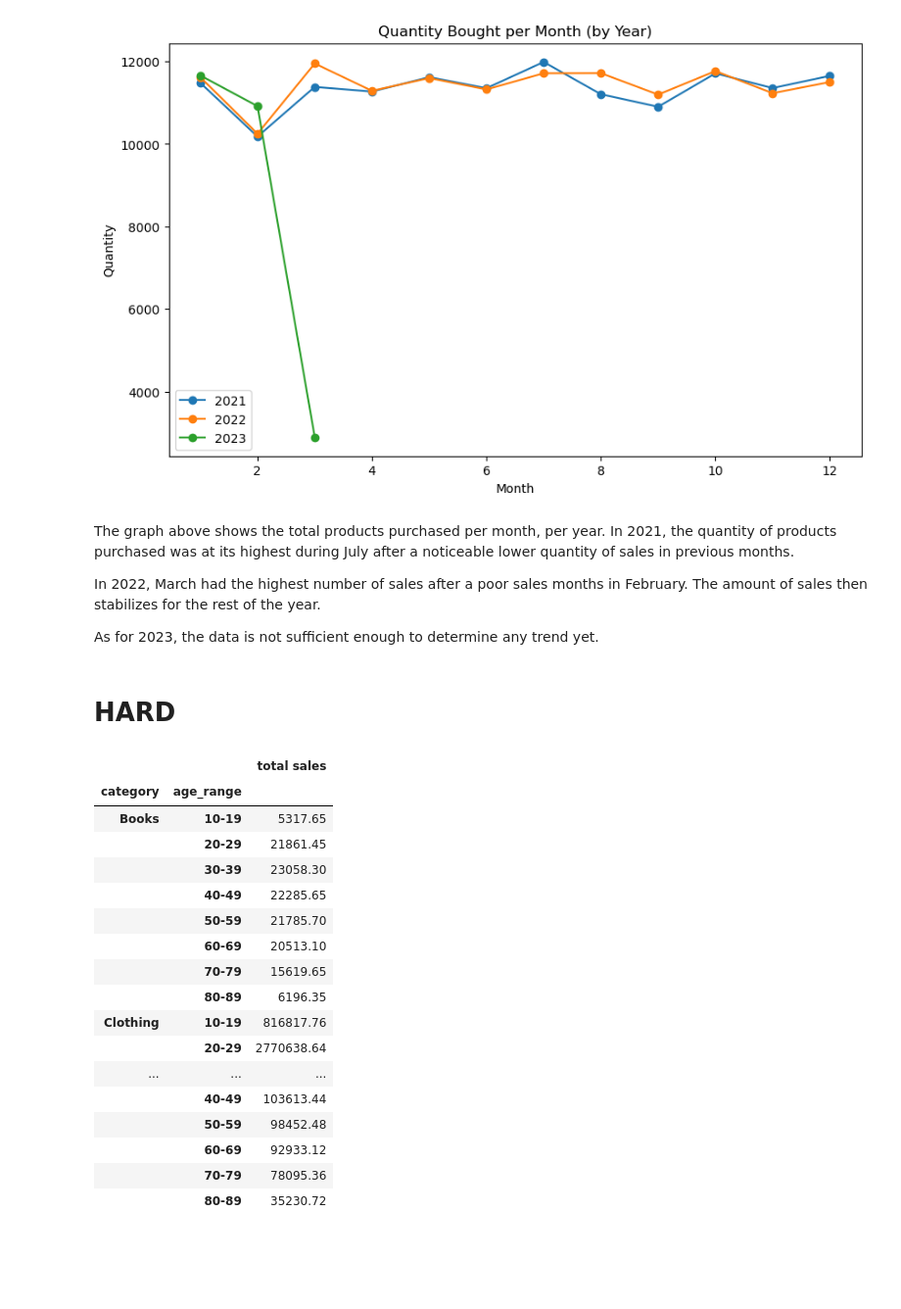
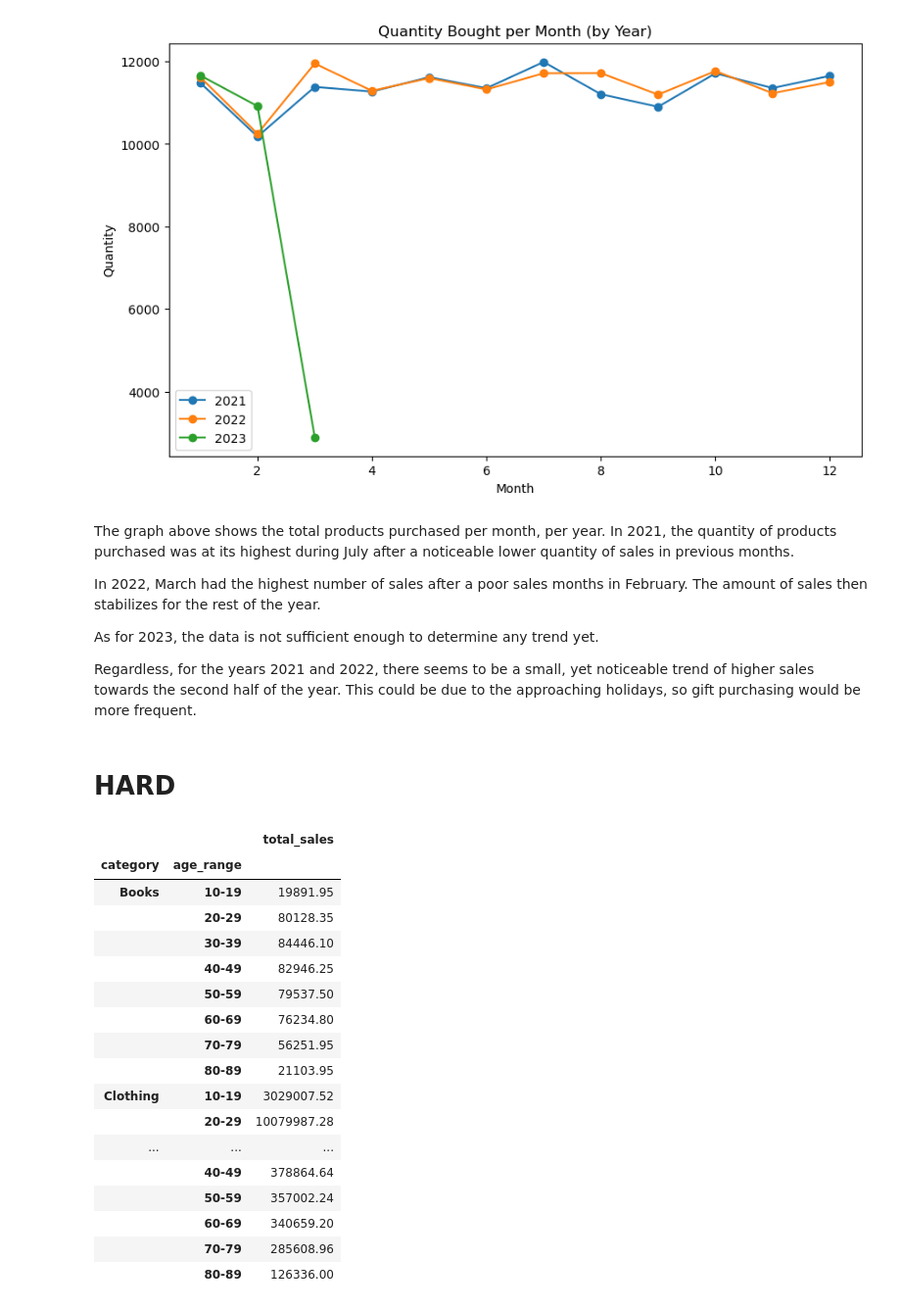
Before and after one commit to danielngo-obf/ITGMT-Homework, a Jupyter notebook: sales-data.ipynb, the cells around one changed output. Shown at 98% size. Drawn from its saved outputs; the diff is of its cells as text; code cells hidden in the pictures; blank space fills up the shorter version.

```diff
--- a/sales-data.ipynb
+++ b/sales-data.ipynb
@@ -101,7 +103,8 @@ jsondf.sort_values(['id'])
 | 5190 | NaN | Andrew | M | 10934 | Compton |
 5191 rows × 5 columns
 # %%
-df.groupby(['customer_id']).agg({'quantity':'sum','price':'sum'}).sort_values(['customer_id'])
+df['total_sales'] = df['quantity']*df['price']
+df.groupby(['customer_id']).agg({'total_sales':'sum'}).sort_values(['customer_id'])
 #group the invoice dataframe by combining similar customer IDs
 #sum their purchase quantities
 #sort by customer ID
@@ -194,52 +197,55 @@ The graph above shows the total products purchased per month, per year. In 2021,
 In 2022, March had the highest number of sales after a poor sales months in February. The amount of sales then stabilizes for the rest of the year.
 
 As for 2023, the data is not sufficient enough to determine any trend yet.
+
+Regardless, for the years 2021 and 2022, there seems to be a small, yet noticeable trend of higher sales towards the second half of the year. This could be due to the approaching holidays, so gift purchasing would be more frequent.
 # %% [markdown]
 # HARD
 # %%
 #1 - pivot table showing breakdown of sales across ff. dimensions:
 #in this order: category, decade age range (e.g., 10-19, 20-29, and so forth)
 
 import numpy as np
 
 df1 = pd.read_csv('fct_invoice.csv')
 df2 = pd.read_json(r"dim_customer.json")
 
-df1_clean = df1[['customer_id', 'category', 'quantity', 'price']].copy()
+df1['total_sales'] = df['price']*df['quantity']
+df1_clean = df1[['customer_id', 'total_sales', 'category']].copy()
 
 df1_clean['age'] = df1_clean['customer_id'].map(df2.set_index('id')['age'])
 
 df1_clean_sorted = df1_clean.sort_values(['category', 'age'])
 
 age_ranges = ['10-19', '20-29', '30-39', '40-49', '50-59', '60-69', '70-79', '80-89']
 
 df1_clean_sorted['age_range'] = pd.cut(df1_clean_sorted['age'], bins=[10, 20, 30, 40, 50, 60, 70, 80, 90], labels=age_ranges)
 
-df_grouped = df1_clean_sorted.groupby(['category', 'age_range']).agg({'quantity': 'sum', 'price': 'sum'}).reset_index()
+df_grouped = df1_clean_sorted.groupby(['category', 'age_range']).agg({'total_sales':'sum'}).reset_index()
 
-pivot = df_grouped.pivot_table(index=['category','age_range'], values=['price'], aggfunc='sum')
+pivot = df_grouped.pivot_table(index=['category','age_range'], values=['total_sales'], aggfunc='sum')
 
 pd.set_option('display.max_rows', None)
 
-pivot.rename(columns = {'price':'total sales'})
+pivot
 
 #made with the assistance of ChatGPT
 # %% [output]
-|  |  | total sales |
+|  |  | total_sales |
 | category | age_range |  |
-| Books | 10-19 | 5317.65 |
-|  | 20-29 | 21861.45 |
-|  | 30-39 | 23058.30 |
-|  | 40-49 | 22285.65 |
-|  | 50-59 | 21785.70 |
-|  | 60-69 | 20513.10 |
-|  | 70-79 | 15619.65 |
-|  | 80-89 | 6196.35 |
-| Clothing | 10-19 | 816817.76 |
-|  | 20-29 | 2770638.64 |
+| Books | 10-19 | 19891.95 |
+|  | 20-29 | 80128.35 |
+|  | 30-39 | 84446.10 |
+|  | 40-49 | 82946.25 |
+|  | 50-59 | 79537.50 |
+|  | 60-69 | 76234.80 |
+|  | 70-79 | 56251.95 |
+|  | 80-89 | 21103.95 |
+| Clothing | 10-19 | 3029007.52 |
+|  | 20-29 | 10079987.28 |
 | ... | ... | ... |
-|  | 40-49 | 103613.44 |
-|  | 50-59 | 98452.48 |
-|  | 60-69 | 92933.12 |
-|  | 70-79 | 78095.36 |
-|  | 80-89 | 35230.72 |
+|  | 40-49 | 378864.64 |
+|  | 50-59 | 357002.24 |
+|  | 60-69 | 340659.20 |
+|  | 70-79 | 285608.96 |
+|  | 80-89 | 126336.00 |
```
Also changed, not shown: parts of 3 cells of this notebook.
